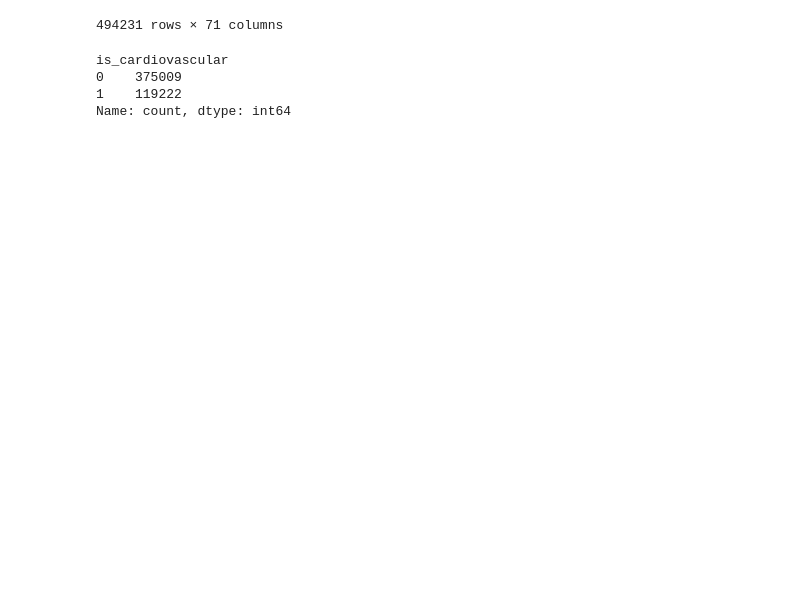
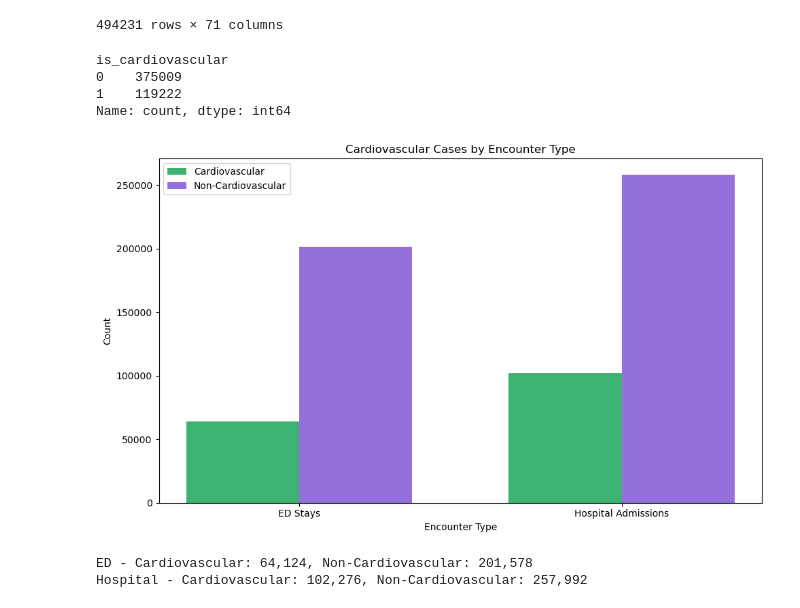
Before and after one commit to brandonng2/CardioTwin, a Jupyter notebook: notebooks/icd_extraction.ipynb, the cells around one changed output. Drawn from its saved outputs; the diff is of its cells as text; code cells hidden in the pictures; blank space fills up the shorter version.

```diff
--- a/notebooks/icd_extraction.ipynb
+++ b/notebooks/icd_extraction.ipynb
@@ -153,3 +211,38 @@ is_cardiovascular
 0    375009
 1    119222
 Name: count, dtype: int64
+# %%
+import matplotlib.pyplot as plt
+
+# Count cardiovascular cases by encounter type
+cardio_ed = clinical_data[clinical_data['ed_stay_id'].notna()]['is_cardiovascular'].value_counts()
+cardio_hosp = clinical_data[clinical_data['hadm_id'].notna()]['is_cardiovascular'].value_counts()
+
+# Prepare data for plotting
+categories = ['ED Stays', 'Hospital Admissions']
+cardio_counts = [cardio_ed[1], cardio_hosp[1]]  # is_cardiovascular = 1
+non_cardio_counts = [cardio_ed[0], cardio_hosp[0]]  # is_cardiovascular = 0
+
+# Create grouped bar chart
+x = np.arange(len(categories))
+width = 0.35
+
+plt.figure(figsize=(10, 6))
+plt.bar(x - width/2, cardio_counts, width, label='Cardiovascular', color='mediumseagreen')
+plt.bar(x + width/2, non_cardio_counts, width, label='Non-Cardiovascular', color='mediumpurple')
+
+plt.xlabel('Encounter Type')
+plt.ylabel('Count')
+plt.title('Cardiovascular Cases by Encounter Type')
+plt.xticks(x, categories)
+plt.legend()
+plt.tight_layout()
+plt.show()
+
+# Print the counts
+print(f"ED - Cardiovascular: {cardio_ed[1]:,}, Non-Cardiovascular: {cardio_ed[0]:,}")
+print(f"Hospital - Cardiovascular: {cardio_hosp[1]:,}, Non-Cardiovascular: {cardio_hosp[0]:,}")
+# %% [output]
+[figure, added]
+ED - Cardiovascular: 64,124, Non-Cardiovascular: 201,578
+Hospital - Cardiovascular: 102,276, Non-Cardiovascular: 257,992
```
Also changed, not shown: parts of 4 cells of this notebook, 6 other files.
